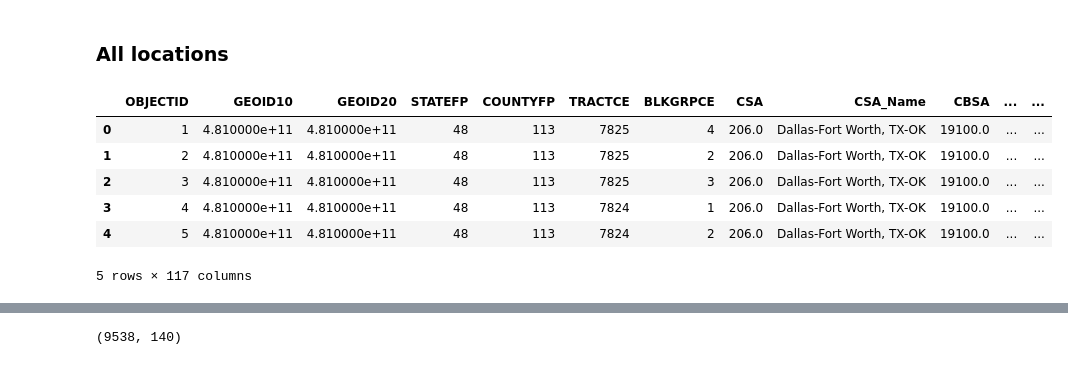
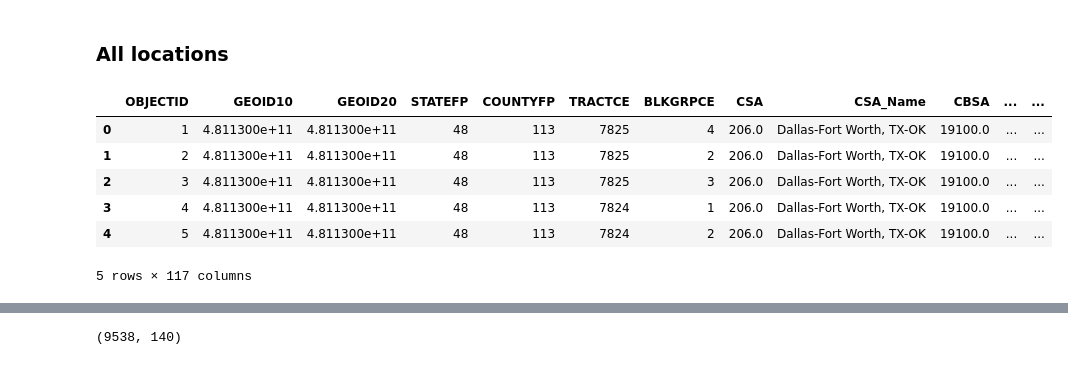
Before and after one commit to morganhof/teamwork_aq_n_walkability, a Jupyter notebook: 01_data_merge.ipynb, the cells around one changed output, grey strips where cells are left out. Drawn from its saved outputs; the diff is of its cells as text; code cells hidden in the pictures.

```diff
--- a/01_data_merge.ipynb
+++ b/01_data_merge.ipynb
@@ -170,16 +170,17 @@ air_walk_la.to_csv('./LA_data/air_walk_merged_LA.csv', index = False)
 # %% [markdown]
 ### All locations
 # %%
-# Looking at the Walkability dataset fo LA...
-walk_df = pd.read_csv('./raw_data/EPA_SmartLocationDatabase_V3_Jan_2021_Final.csv')
+# Looking at the Walkability dataset for LA...
+url = 'https://edg.epa.gov/EPADataCommons/public/OA/EPA_SmartLocationDatabase_V3_Jan_2021_Final.csv'
+walk_df = pd.read_csv(url)
 walk_df.head()
 # %% [output]
 |  | OBJECTID | GEOID10 | GEOID20 | STATEFP | COUNTYFP | TRACTCE | BLKGRPCE | CSA | CSA_Name | CBSA | ... | ... |
-| 0 | 1 | 4.810000e+11 | 4.810000e+11 | 48 | 113 | 7825 | 4 | 206.0 | Dallas-Fort Worth, TX-OK | 19100.0 | ... | ... |
-| 1 | 2 | 4.810000e+11 | 4.810000e+11 | 48 | 113 | 7825 | 2 | 206.0 | Dallas-Fort Worth, TX-OK | 19100.0 | ... | ... |
-| 2 | 3 | 4.810000e+11 | 4.810000e+11 | 48 | 113 | 7825 | 3 | 206.0 | Dallas-Fort Worth, TX-OK | 19100.0 | ... | ... |
-| 3 | 4 | 4.810000e+11 | 4.810000e+11 | 48 | 113 | 7824 | 1 | 206.0 | Dallas-Fort Worth, TX-OK | 19100.0 | ... | ... |
-| 4 | 5 | 4.810000e+11 | 4.810000e+11 | 48 | 113 | 7824 | 2 | 206.0 | Dallas-Fort Worth, TX-OK | 19100.0 | ... | ... |
+| 0 | 1 | 4.811300e+11 | 4.811300e+11 | 48 | 113 | 7825 | 4 | 206.0 | Dallas-Fort Worth, TX-OK | 19100.0 | ... | ... |
+| 1 | 2 | 4.811300e+11 | 4.811300e+11 | 48 | 113 | 7825 | 2 | 206.0 | Dallas-Fort Worth, TX-OK | 19100.0 | ... | ... |
+| 2 | 3 | 4.811300e+11 | 4.811300e+11 | 48 | 113 | 7825 | 3 | 206.0 | Dallas-Fort Worth, TX-OK | 19100.0 | ... | ... |
+| 3 | 4 | 4.811300e+11 | 4.811300e+11 | 48 | 113 | 7824 | 1 | 206.0 | Dallas-Fort Worth, TX-OK | 19100.0 | ... | ... |
+| 4 | 5 | 4.811300e+11 | 4.811300e+11 | 48 | 113 | 7824 | 2 | 206.0 | Dallas-Fort Worth, TX-OK | 19100.0 | ... | ... |
 5 rows × 117 columns
 # %%
 walk_df.dropna(subset=['GEOID10'], inplace=True)
```
Also changed, not shown: parts of 6 cells of this notebook, 1 other file.
